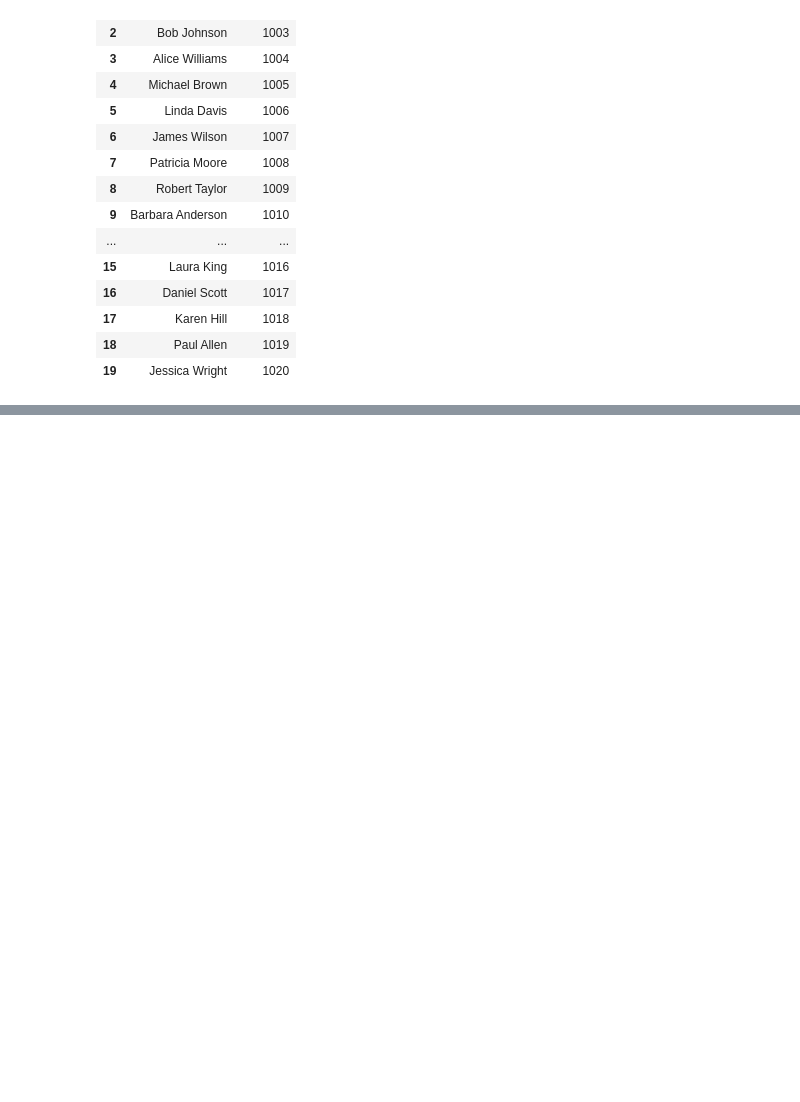
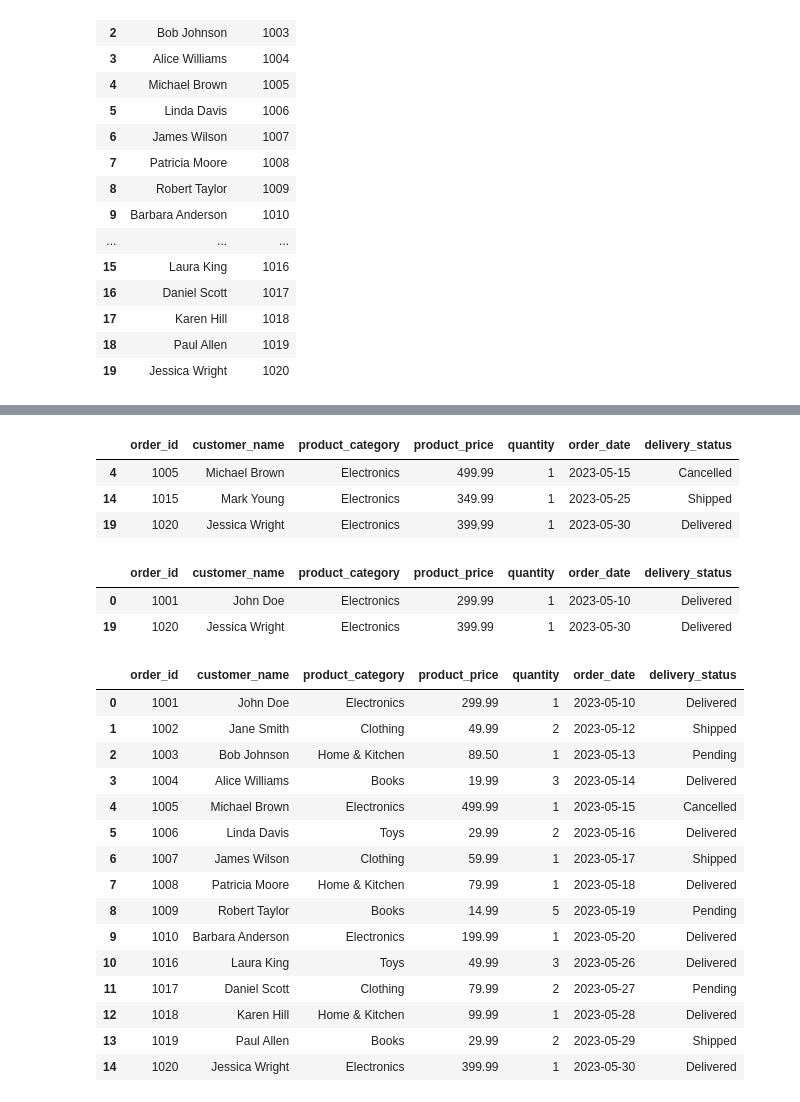
Before and after one commit to Md-Maruf-1727/LearningPractices, a Jupyter notebook: Pandas/Pandas6.ipynb, the cells around one changed output, grey strips where cells are left out. Cells and saved outputs as stored; diff of their text form; code cells hidden in the pictures; blank space fills up the shorter version.

```diff
--- a/Pandas/Pandas6.ipynb
+++ b/Pandas/Pandas6.ipynb
@@ -410,0 +493,35 @@ main_dataset[['customer_name', 'order_id']]
+# %%
+#30.“prodectm price” > 300 row বের করো।
+main_dataset.query('product_price > 300')
+# %% [output]
+|  | order_id | customer_name | product_category | product_price | quantity | order_date | delivery_status |
+| 4 | 1005 | Michael Brown | Electronics | 499.99 | 1 | 2023-05-15 | Cancelled |
+| 14 | 1015 | Mark Young | Electronics | 349.99 | 1 | 2023-05-25 | Shipped |
+| 19 | 1020 | Jessica Wright | Electronics | 399.99 | 1 | 2023-05-30 | Delivered |
+# %%
+#31.price > 200 এবং delivery_status = 'Delivered' row বের করো।
+main_dataset.query('product_price > 200 and delivery_status == "Delivered"')
+# %% [output]
+|  | order_id | customer_name | product_category | product_price | quantity | order_date | delivery_status |
+| 0 | 1001 | John Doe | Electronics | 299.99 | 1 | 2023-05-10 | Delivered |
+| 19 | 1020 | Jessica Wright | Electronics | 399.99 | 1 | 2023-05-30 | Delivered |
+# %%
+#32.প্রথম 10 row এবং শেষের 5 row দেখো।
+pd.concat([main_dataset.head(10), main_dataset.tail(5)]).reset_index(drop=True)
+# %% [output]
+|  | order_id | customer_name | product_category | product_price | quantity | order_date | delivery_status |
+| 0 | 1001 | John Doe | Electronics | 299.99 | 1 | 2023-05-10 | Delivered |
+| 1 | 1002 | Jane Smith | Clothing | 49.99 | 2 | 2023-05-12 | Shipped |
+| 2 | 1003 | Bob Johnson | Home & Kitchen | 89.50 | 1 | 2023-05-13 | Pending |
+| 3 | 1004 | Alice Williams | Books | 19.99 | 3 | 2023-05-14 | Delivered |
+| 4 | 1005 | Michael Brown | Electronics | 499.99 | 1 | 2023-05-15 | Cancelled |
+| 5 | 1006 | Linda Davis | Toys | 29.99 | 2 | 2023-05-16 | Delivered |
+| 6 | 1007 | James Wilson | Clothing | 59.99 | 1 | 2023-05-17 | Shipped |
+| 7 | 1008 | Patricia Moore | Home & Kitchen | 79.99 | 1 | 2023-05-18 | Delivered |
+| 8 | 1009 | Robert Taylor | Books | 14.99 | 5 | 2023-05-19 | Pending |
+| 9 | 1010 | Barbara Anderson | Electronics | 199.99 | 1 | 2023-05-20 | Delivered |
+| 10 | 1016 | Laura King | Toys | 49.99 | 3 | 2023-05-26 | Delivered |
+| 11 | 1017 | Daniel Scott | Clothing | 79.99 | 2 | 2023-05-27 | Pending |
+| 12 | 1018 | Karen Hill | Home & Kitchen | 99.99 | 1 | 2023-05-28 | Delivered |
+| 13 | 1019 | Paul Allen | Books | 29.99 | 2 | 2023-05-29 | Shipped |
+| 14 | 1020 | Jessica Wright | Electronics | 399.99 | 1 | 2023-05-30 | Delivered |
```
Also changed, not shown: parts of 22 cells of this notebook.
